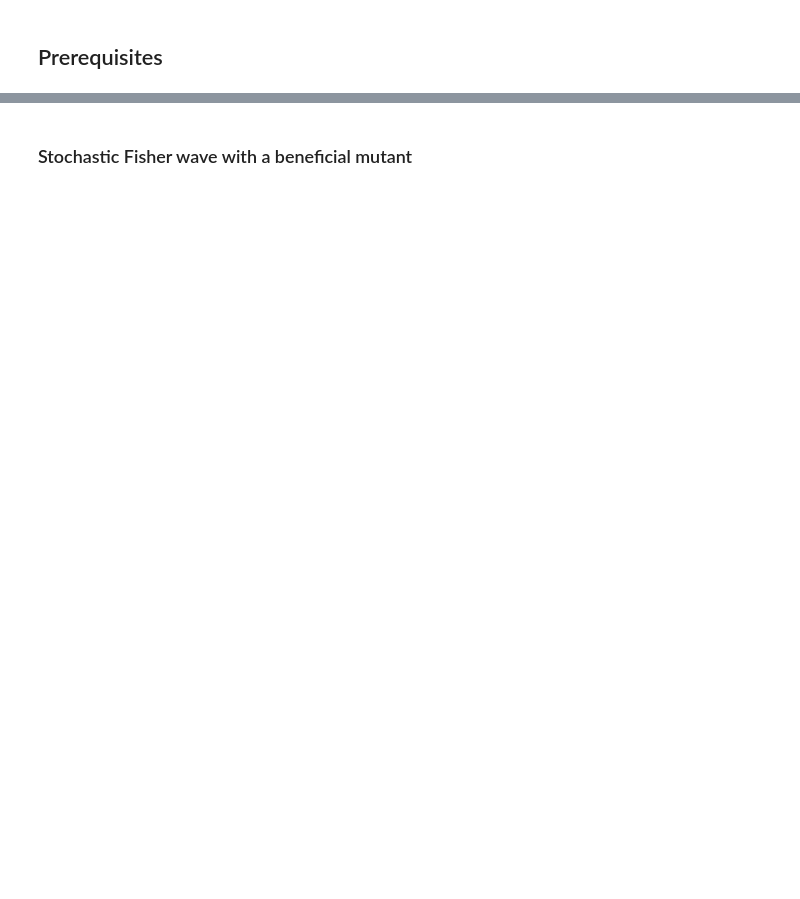
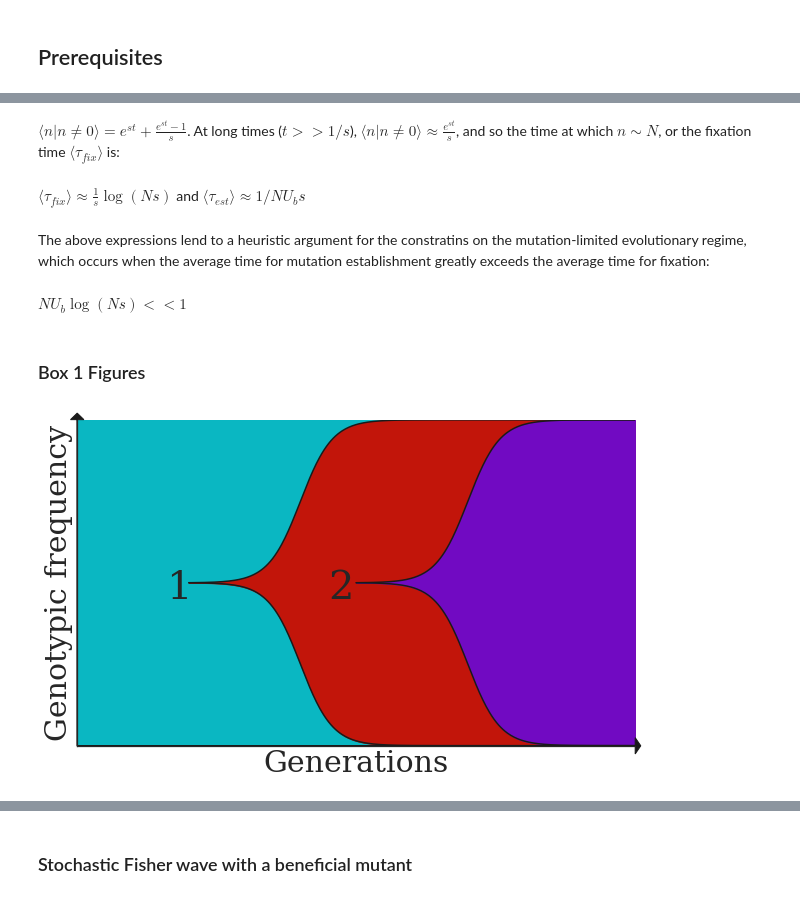
Before and after one commit to nkrishnan94/Range-Expansion-Eco-Evo-Regime, a Jupyter notebook: Range expansion shifts clonal interference patterns in evolving populations.ipynb, the cells around one changed output, grey strips where cells are left out. Cells and saved outputs as stored; diff of their text form; code cells hidden in the pictures; blank space fills up the shorter version.

```diff
--- a/Range expansion shifts clonal interference patterns in evolving populations.ipynb
+++ b/Range expansion shifts clonal interference patterns in evolving populations.ipynb
@@ -297,0 +58,58 @@ Text(0.5, 0, 'Generations')
+# %% [markdown]
+$\langle n|n\neq0\rangle = e^{st} + \frac{e^{st}-1}{s}$. At long times ($t>>1/s$), $\langle n|n\neq0\rangle \approx  \frac{e^{st}}{s}$, and so the time at which  $n \sim N$, or the fixation time $\langle \tau_{fix} \rangle$ is:
+# %% [markdown]
+$\langle \tau_{fix} \rangle \approx \frac{1}{s}\log(Ns)$ and $\langle \tau_{est} \rangle \approx 1/NU_bs $
+# %% [markdown]
+The above expressions lend to a heuristic argument for the constratins on the mutation-limited evolutionary regime, which occurs when the average time for mutation establishment greatly exceeds the average time for fixation:
+# %% [markdown]
+$NU_b\log(Ns)<<1$
+# %% [markdown]
+### Box 1 Figures
+# %%
+##Box 1 Figure (left)
+fig, ax = plt.subplots(figsize=(10,6))
+##assign colors
+
+
+wt= [sns.hls_palette(8, l=.4, s=.9)[4]]
+mut = [sns.hls_palette(8, l=.4, s=.9)[0]]
+mut1 = [sns.hls_palette(8, l=.4, s=.9)[-2]]
+
+
+##clone 0
+ax.fill_between(np.linspace(0,500,500),.5,-.5,color = wt)
+
+##clone 1
+clone = (.5/(1+np.exp(-.07*np.linspace(0,400,400)+7))) - .5/(1+np.exp(7))
+clone_ = -clone
+ax.plot(np.linspace(100,500,400),clone,'k')
+ax.plot(np.linspace(100,500,400),clone_,'k')
+ax.fill_between(np.linspace(100,500,400),clone,clone_,color = mut) ##fill boundaries for first mutant
+
+##clone 2
+clone2 = (.5/(1+np.exp(-.07*np.linspace(0,250,250)+7))) - .5/(1+np.exp(7))
+clone2_ = -clone2
+ax.fill_between(np.linspace(250,500,250),clone2,clone2_,color = mut1) ##fill boundaries for second mutant
+ax.plot(np.linspace(250,500,250),clone2,'k')
+ax.plot(np.linspace(250,500,250),clone2_,'k')
+
+##adjust plot
+ax.spines['right'].set_visible(False)
+ax.spines['top'].set_visible(False)
+ax.set_ylim(-.5,.5)
+ax.set_xlim(0,500)
+ax.set_yticks([])
+ax.set_xticks([])
+ax.set_ylabel('Genotypic frequency',fontsize=30)
+ax.set_xlabel('Generations',fontsize=30)
+ax.text(80,-.05,'1',fontsize=40)
+ax.text(225,-.05,'2',fontsize=40)
+
+##add arrows on axes
+ax.arrow(0,-.5,500,0,head_width =.05,head_length= 5,clip_on=False,color = 'k')
+ax.arrow(0,-.5,0,1,head_width =12,head_length= .02,clip_on=False,color = 'k')
+ax.patch.set_facecolor('w')
+ax.patch.set_alpha(0)
+plt.savefig('SSWM.pdf', facecolor=ax.get_facecolor(), edgecolor='none'  )
+# %% [output]
+[figure, added]
```
Also changed, not shown: parts of 159 cells of this notebook, 3 other files.
